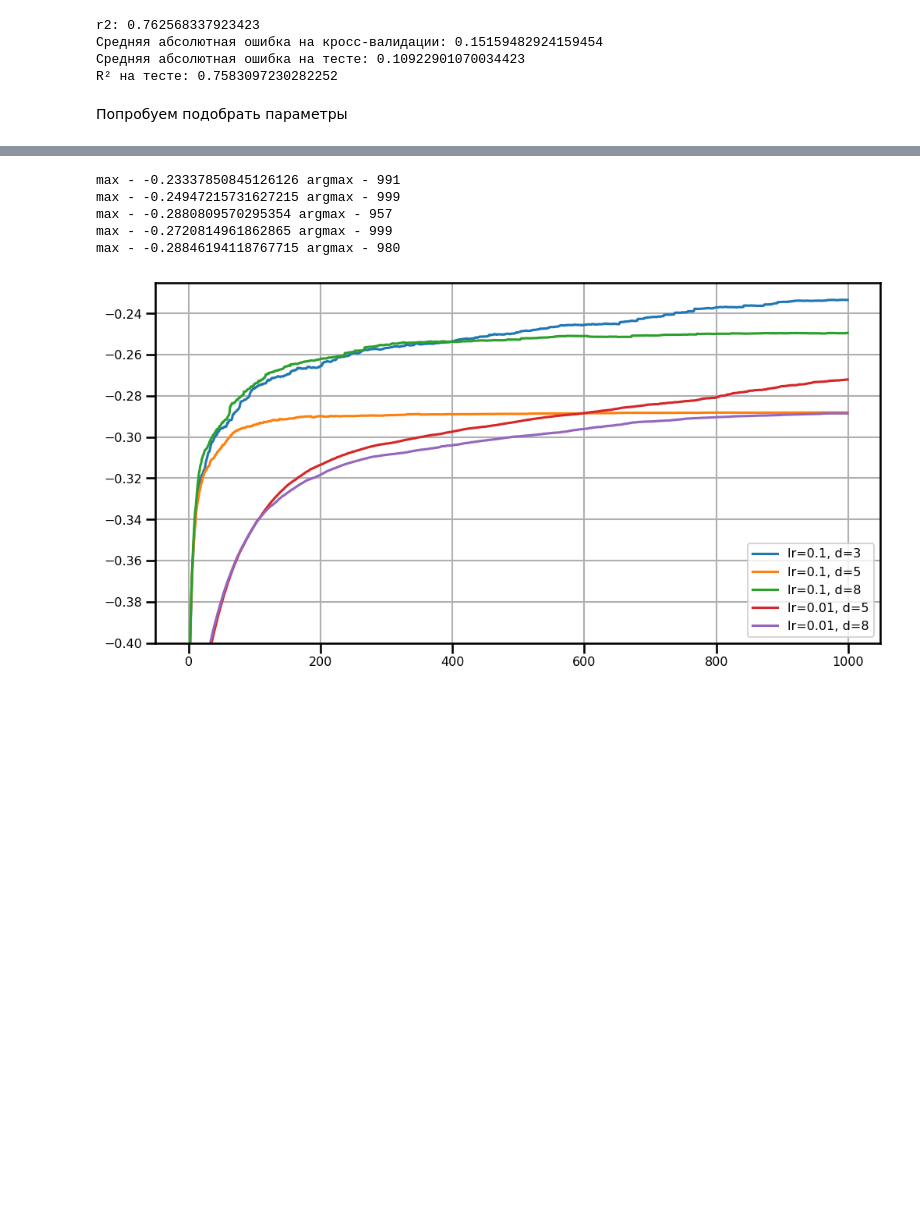
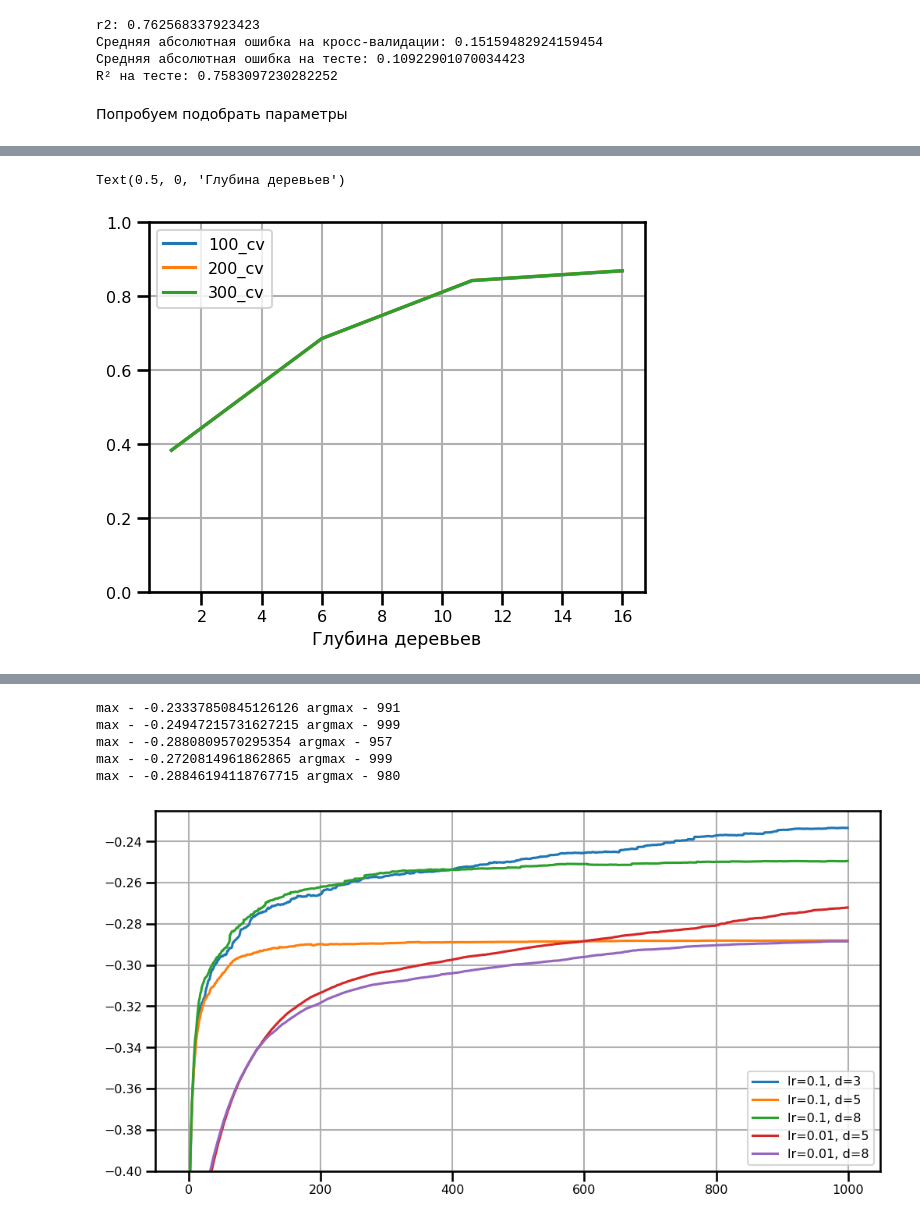
Before and after one commit to babasuck/mlhw, a Jupyter notebook: Avocado.ipynb, the cells around one changed output, grey strips where cells are left out. Cells and saved outputs as stored; diff of their text form; code cells hidden in the pictures; blank space fills up the shorter version.

```diff
--- a/Avocado.ipynb
+++ b/Avocado.ipynb
@@ -377,7 +377,7 @@ def rf_cv(X, y, n_trees, depth):
 
     for d in tqdm(depth):
         clf = RandomForestRegressor(n_estimators=n_trees, max_depth=d, random_state=0, n_jobs=-1, oob_score=True)
-        cv_score = cross_val_score(clf, X, y, cv=5, n_jobs=-1)
+        cv_score = cross_val_score(clf, X, y, cv=3, n_jobs=-1)
         clf.fit(X, y)
         cv_scores.append(cv_score.mean())
         oob_scores.append(clf.oob_score_)
@@ -386,3 +386,10 @@ def rf_cv(X, y, n_trees, depth):
     result[f'n={n_trees}_oob'] = oob_scores
 
     return result
+# %%
+depth = [d for d in range(1, 20, 5)]
+rf_cv1 = rf_cv(X, y, 100, depth)
+# %%
+rf_cv2 = rf_cv(X, y, 200, depth)
+# %%
+rf_cv3 = rf_cv(X, y, 300, depth)
@@ -388,0 +429,11 @@ def rf_cv(X, y, n_trees, depth):
+# %%
+plt.plot(depth, rf_cv1['n=100_cv'], label='100_cv')
+plt.plot(depth, rf_cv2['n=200_cv'], label='200_cv')
+plt.plot(depth, rf_cv3['n=300_cv'], label='300_cv')
+plt.legend()
+plt.grid()
+plt.ylim(0, 1)
+plt.xlabel('Глубина деревьев')
+# %% [output]
+Text(0.5, 0, 'Глубина деревьев')
+[figure, added]
```
Also changed, not shown: parts of 12 cells of this notebook.
